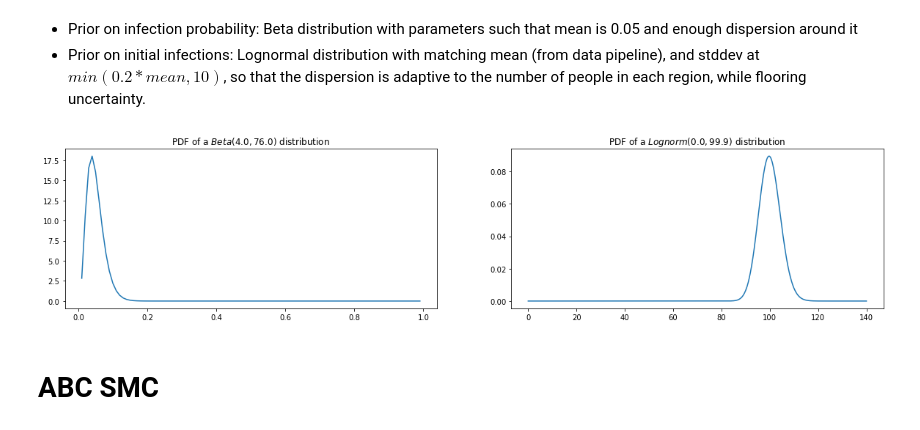
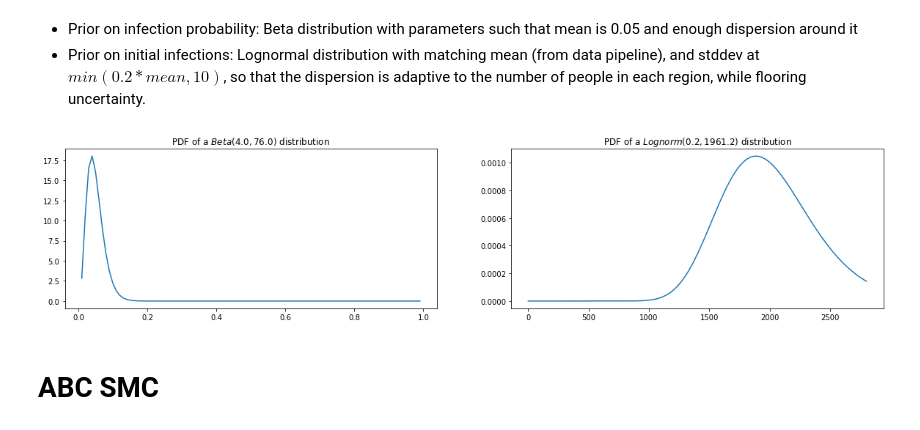
Before and after one commit to magicicada/simple_network_sim, a Jupyter notebook: doc/notebooks/Inference - ABC SMC.ipynb, the cells around one changed output. Drawn from its saved outputs; the diff is of its cells as text; code cells hidden in the pictures.

```diff
--- a/doc/notebooks/Inference - ABC SMC.ipynb
+++ b/doc/notebooks/Inference - ABC SMC.ipynb
@@ -103,23 +105,24 @@ def plot_posterior_abc_smc(name, unit, get_param, get_mean, summary):
 # %%
 fig, axes = plt.subplots(nrows=1, ncols=2, figsize=(20, 4))
 
 location = 4
 mean = 0.05
 x = np.arange(0.01, 1, 0.01)
 y = stats.beta.pdf(x, location, location * (1 - mean) / mean)
 axes[0].plot(x, y);
 axes[0].set_title(f"PDF of a $Beta({location:.1f}, {location * (1 - mean) / mean:.1f})$ distribution")
 
-mean = 100.
-var = 20.
-sigma = np.sqrt(np.log(1 + (var / mean**2)))
-mu = np.log(mean / np.sqrt(1 + (var / mean**2)))
-x = np.arange (0.01, mean + 2 * var, 0.01)
+mean = 2000.
+std = 0.2
+std = std * mean
+sigma = np.sqrt(np.log(1 + (std**2 / mean**2)))
+mu = np.log(mean / np.sqrt(1 + (std**2 / mean**2)))
+x = np.arange (0.01, mean + 2 * std, 0.01)
 y = stats.lognorm(s=sigma, loc=0., scale=np.exp(mu)).pdf(x)
 axes[1].plot(x, y);
 axes[1].set_title(f"PDF of a $Lognorm({sigma:.1f}, {np.exp(mu):.1f})$ distribution");
 # %% [output]
-[figure, old version]
+[figure, new version]
 # %% [markdown]
 # ABC SMC
 # %%
```
Also changed, not shown: parts of 15 cells of this notebook, 3 other files.
